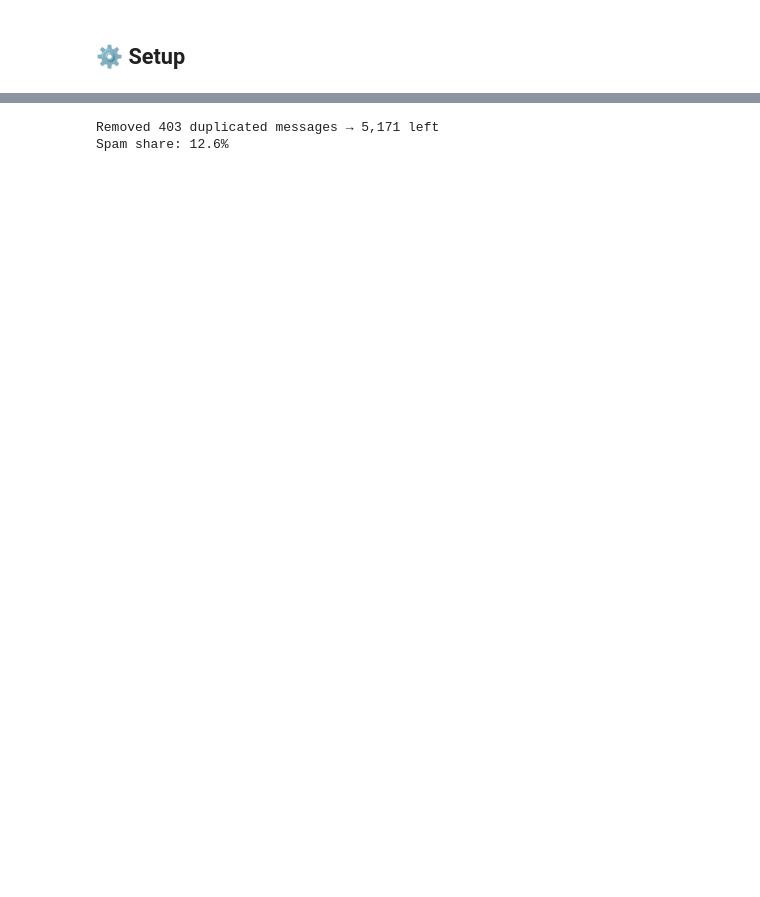
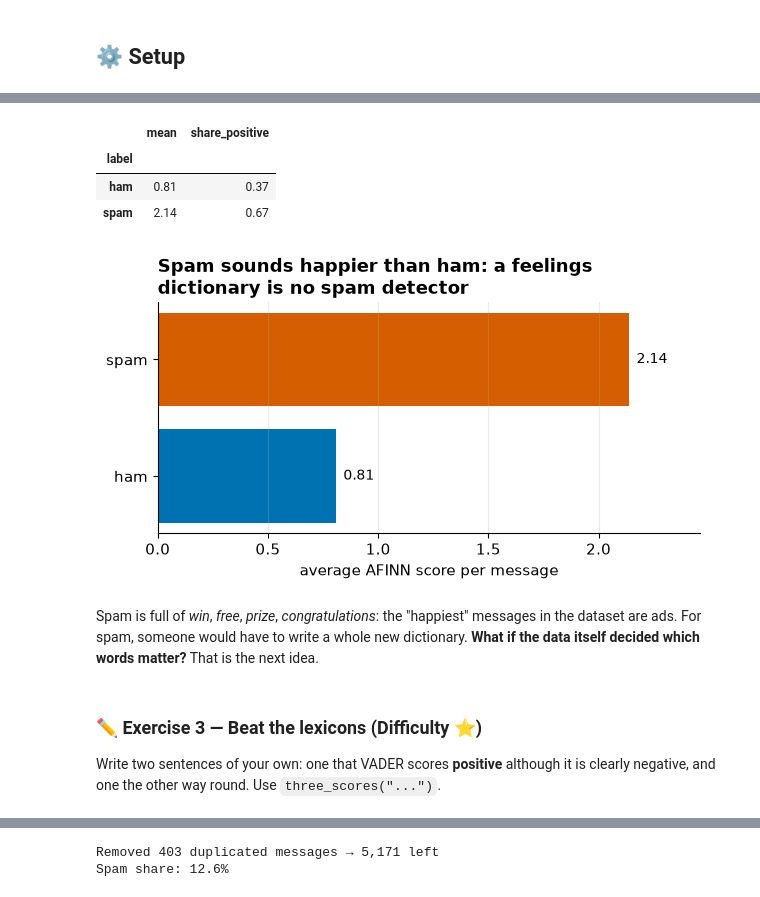
Before and after one commit to the-ai-learning-hub/03-applied-ai-projects, a Jupyter notebook: 01_text_mining/01_mini_project_sms_spam/01_Text_Mining_Basics_SMS_Spam.ipynb, the cells around one changed output, grey strips where cells are left out. Saved outputs shown, nothing was run; the diff lists cells and outputs as text; code cells hidden in the pictures; blank space fills up the shorter version.

```diff
--- a/01_text_mining/01_mini_project_sms_spam/01_Text_Mining_Basics_SMS_Spam.ipynb
+++ b/01_text_mining/01_mini_project_sms_spam/01_Text_Mining_Basics_SMS_Spam.ipynb
@@ -395,0 +114,4 @@ spam     747
+# %%
+sms = pd.read_csv(DATA / "sms_spam" / "sms_spam.csv")
+print(sms.shape)
+sms.sample(6, random_state=3)
@@ -395,0 +405,8 @@ spam     747
+# %%
+afinn = load_lexicon(DATA / "lexicons" / "afinn_lexicon.txt")
+print(f"AFINN: {len(afinn):,} words, e.g.", {w: afinn[w] for w in ["superb", "love", "delicious", "friendly", "sorry", "rude", "terrible"]})
+
+total, table = lexicon_score(tokenize(clean_tweet("the pizza was delicious, the staff friendly")), afinn,
+                             negation=False, explain=True)
+display(table[["token", "lexicon"]].T)
+print("score =", total, "→ positive 🙂" if total > 0 else "→ negative 🙁")
@@ -395,0 +455,22 @@ spam     747
+# %%
+sms["afinn"] = [lexicon_score(tokenize(clean_tweet(t)), afinn, negation=False) for t in sms["text"]]
+summary = sms.groupby("label")["afinn"].agg(mean="mean", share_positive=lambda s: (s > 0).mean()).round(2)
+display(summary)
+
+fig, ax = plt.subplots(figsize=(7, 3))
+ax.barh(summary.index, summary["mean"], color=[CLASS_COLORS[c] for c in summary.index])
+label_bars(ax, summary["mean"].to_numpy())
+ax.set(xlabel="average AFINN score per message", title="Spam sounds happier than ham: a feelings\ndictionary is no spam detector")
+ax.grid(axis="y", visible=False)
+plt.show()
+# %% [output]
+|  | mean | share_positive |
+| label |  |  |
+| ham | 0.81 | 0.37 |
+| spam | 2.14 | 0.67 |
+[figure, added]
+# %% [markdown]
+Spam is full of *win*, *free*, *prize*, *congratulations*: the "happiest" messages in the dataset are ads. For spam, someone would have to write a whole new dictionary. **What if the data itself decided which words matter?** That is the next idea.
+# %% [markdown]
+### ✏️ Exercise 3 — Beat the lexicons (Difficulty ⭐)
+Write two sentences of your own: one that VADER scores **positive** although it is clearly negative, and one the other way round. Use `three_scores("...")`.
```
Also changed, not shown: parts of 206 cells of this notebook, 47 other files.
